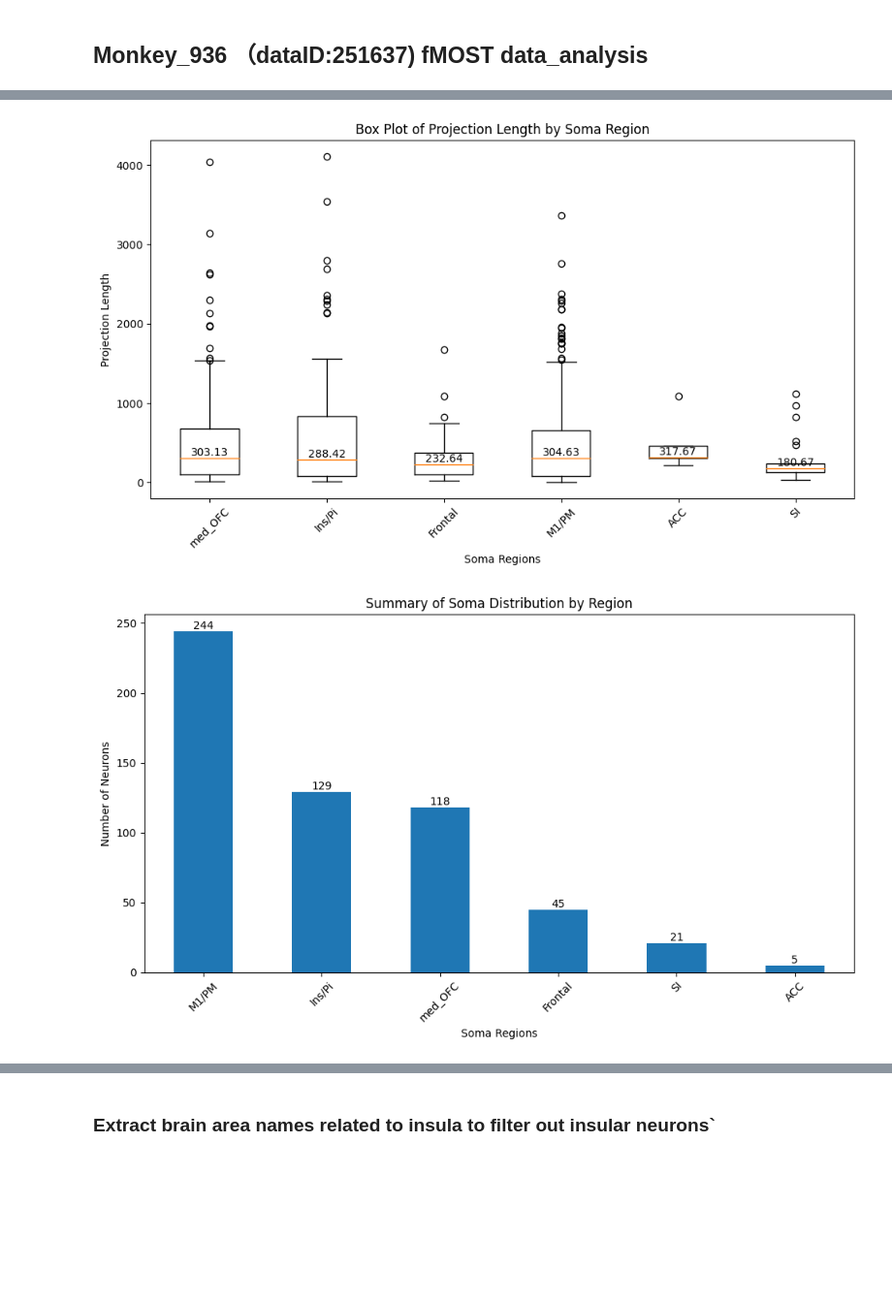
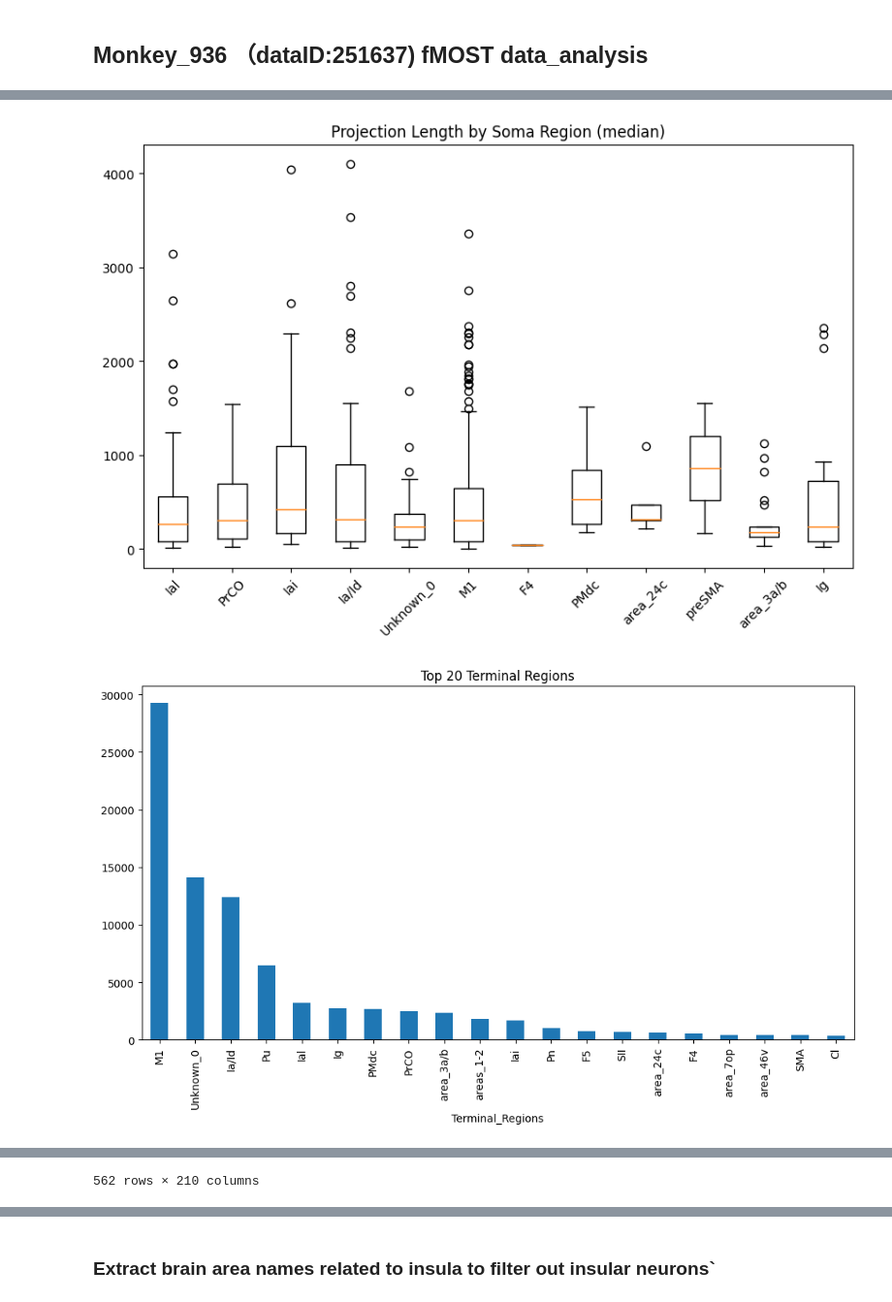
Before and after one commit to InteroAnat/projectome_analysis, a Jupyter notebook: main_scripts/monkey_936_analysis.ipynb, the cells around one changed output, grey strips where cells are left out. Shown at 97% size. Drawn from its saved outputs; the diff is of its cells as text; code cells hidden in the pictures; blank space fills up the shorter version.

```diff
--- a/main_scripts/monkey_936_analysis.ipynb
+++ b/main_scripts/monkey_936_analysis.ipynb
@@ -61,16 +65,0 @@ there are 562 neurons for m936
-# %%
-%matplotlib inline
-from nilearn import plotting
-# atlas,atlas_header=nrrd.read(r'D:\projectome_analysis\atlas\nmt_structure.nrrd')
-# reso=np.diag(atlas_header['space directions'])
-
-charm_atlas=nib.load(r'D:\projectome_analysis\atlas\NMT_v2.0_sym\NMT_v2.0_sym\CHARM_in_NMT_v2.0_sym.nii.gz')
-sarm_atlas=nib.load(r'D:\projectome_analysis\atlas\NMT_v2.0_sym\NMT_v2.0_sym\SARM_in_NMT_v2.0_sym.nii.gz')
-charm_atlas_data=charm_atlas.get_fdata();sarm_atlas_data=sarm_atlas.get_fdata()
-sarm_atlas_data=sarm_atlas_data+300
-combined_atlas_data=charm_atlas_data+sarm_atlas_data
-combined_atlas_nii=nib.Nifti1Image(combined_atlas_data,charm_atlas.affine)
-nib.save(combined_atlas_nii,r'D:\projectome_analysis\atlas\nmt_structure_with_hiearchy.nii.gz')
-combined_atlas_nii=nib.load(r'D:\projectome_analysis\atlas\nmt_structure_with_hiearchy.nii.gz')
-atlas=combined_atlas_nii.get_fdata()
-plotting.plot_anat(combined_atlas_nii.slicer[:,:,:,0,1])
@@ -114,0 +69,16 @@ global_id_df[global_id_df['Abbreviation'] == 'Thal']
+# %%
+
+atlas_path = r'D:\projectome_analysis\atlas\nmt_structure_with_hiearchy.nii.gz'
+table_path = r'D:\projectome_analysis\atlas\nmt_structures_labels.txt'
+template_path = r'D:\projectome_analysis\atlas\NMT_v2.0_sym\NMT_v2.0_sym\NMT_v2.0_sym_SS.nii'
+
+
+atlas = nib.load(atlas_path)
+reso = np.diag(atlas.affine) [0:3]
+
+print(f'Atlas dimension {atlas.shape}, Voxel reso: {reso} mm \n \n ')
+
+combined_atlas_nii = nib.load(atlas_path)
+atlas_data = combined_atlas_nii.get_fdata()
+global_id_df = pd.read_csv(table_path, delimiter='\t')
+template_nii = nib.load(template_path)
@@ -115,6 +89,6 @@ global_id_df[global_id_df['Abbreviation'] == 'Thal']
 # %%
 
 
-pop = ra.PopulationRegionAnalysis('251637', atlas, global_id_df)
-pop.process(level=1) #corresponding to level 2
+pop = ra.PopulationRegionAnalysis('251637', atlas_data, global_id_df,template_img=template_nii,nii_space='monkey')
+pop.process(limit = None, level=6)
 # %% [output]
@@ -138,10 +121,10 @@ Finished with 26 branches
 # %%
 %matplotlib inline
 
 pop.plot_projection_by_soma(stat='median')  # or 'mean'
-pop.plot_soma_distribution()
 pop.plot_terminal_distribution()
-pop.plot_projection_by_terminal(stat='median')
+pop.plot_type_distribution()
+pop.get_region_matrix()
 # %% [output]
-[figure, old version]
+[figure, new version]
-[figure, old version]
+[figure, new version]
@@ -149,0 +144 @@ pop.plot_projection_by_terminal(stat='median')
+562 rows × 210 columns
```
Also changed, not shown: parts of 23 cells of this notebook.
